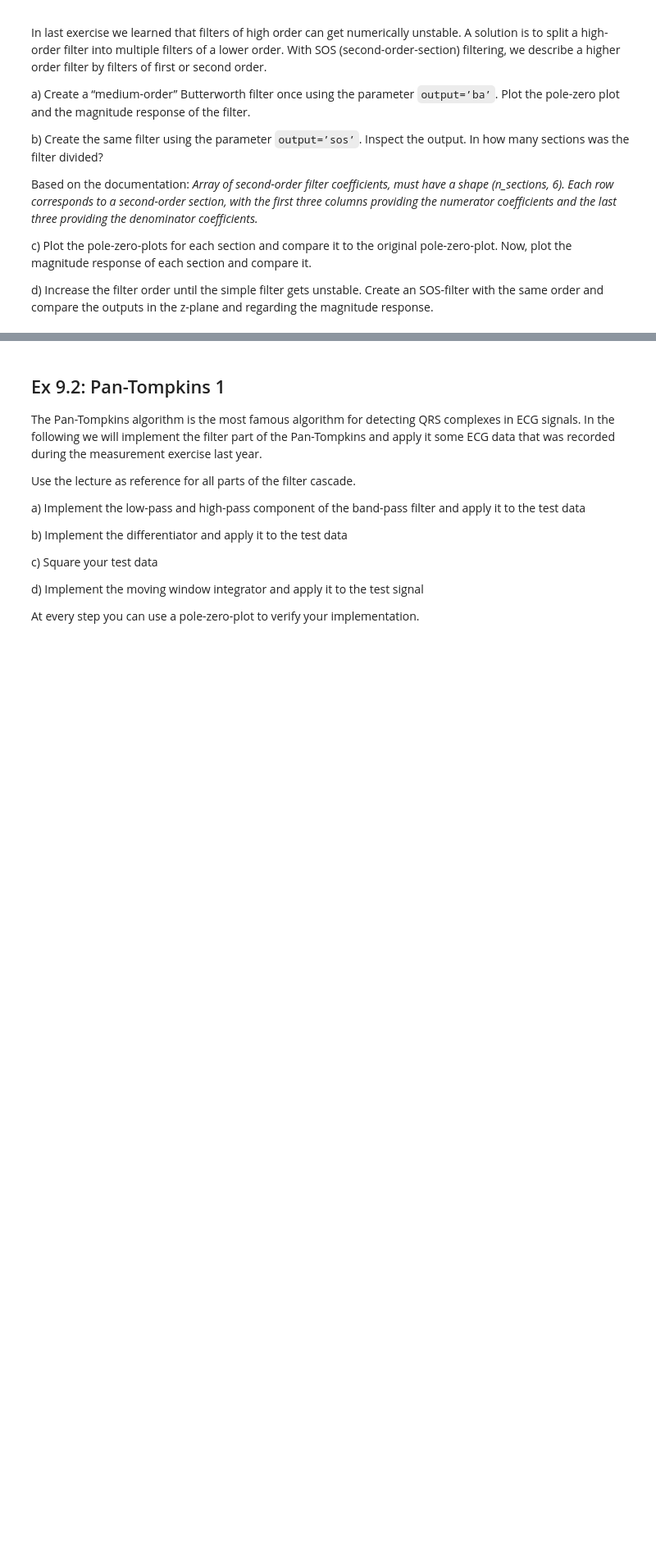
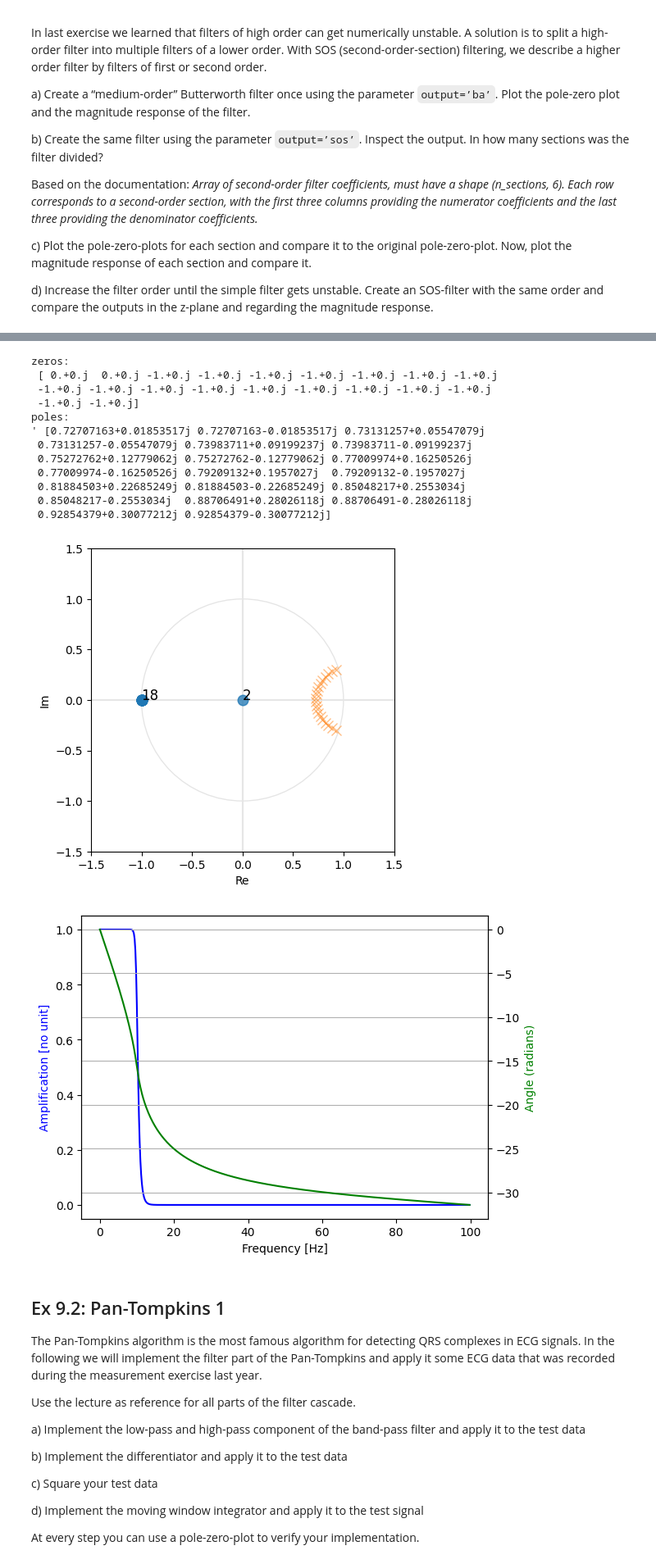
Before and after one commit to annika-kleierl/exercise-9-template, a Jupyter notebook: exercise-09.ipynb, the cells around one changed output, grey strips where cells are left out. Shown at 82% size. Drawn from its saved outputs; the diff is of its cells as text; code cells hidden in the pictures; blank space fills up the shorter version.

```diff
--- a/exercise-09.ipynb
+++ b/exercise-09.ipynb
@@ -191,8 +275,27 @@ raise NotImplementedError()
 # %%
 # Recreate the unstable filter as SOS
 # Note that both, `pole_zero_plot` and the `plot_freq_response` have parameters to deal with sos intput.
 # YOUR CODE HERE
-raise NotImplementedError()
+sos = signal.butter(N, Wn, 'low', analog = False, output='sos', fs=sampling_rate)
+pole_zero_plot(sos=sos)
+
+#raise NotImplementedError()
+plot_freq_response(sos=sos, sampling_rate=sampling_rate,log_y=False)
+# %% [output]
+zeros:
+ [ 0.+0.j  0.+0.j -1.+0.j -1.+0.j -1.+0.j -1.+0.j -1.+0.j -1.+0.j -1.+0.j
+ -1.+0.j -1.+0.j -1.+0.j -1.+0.j -1.+0.j -1.+0.j -1.+0.j -1.+0.j -1.+0.j
+ -1.+0.j -1.+0.j]
+poles:
+' [0.72707163+0.01853517j 0.72707163-0.01853517j 0.73131257+0.05547079j
+ 0.73131257-0.05547079j 0.73983711+0.09199237j 0.73983711-0.09199237j
+ 0.75272762+0.12779062j 0.75272762-0.12779062j 0.77009974+0.16250526j
+ 0.77009974-0.16250526j 0.79209132+0.1957027j  0.79209132-0.1957027j
+ 0.81884503+0.22685249j 0.81884503-0.22685249j 0.85048217+0.2553034j
+ 0.85048217-0.2553034j  0.88706491+0.28026118j 0.88706491-0.28026118j
+ 0.92854379+0.30077212j 0.92854379-0.30077212j]
+[figure, added]
+[figure, added]
 # %% [markdown]
 ## Ex 9.2: Pan-Tompkins 1
 
```
Also changed, not shown: parts of 19 cells of this notebook.
